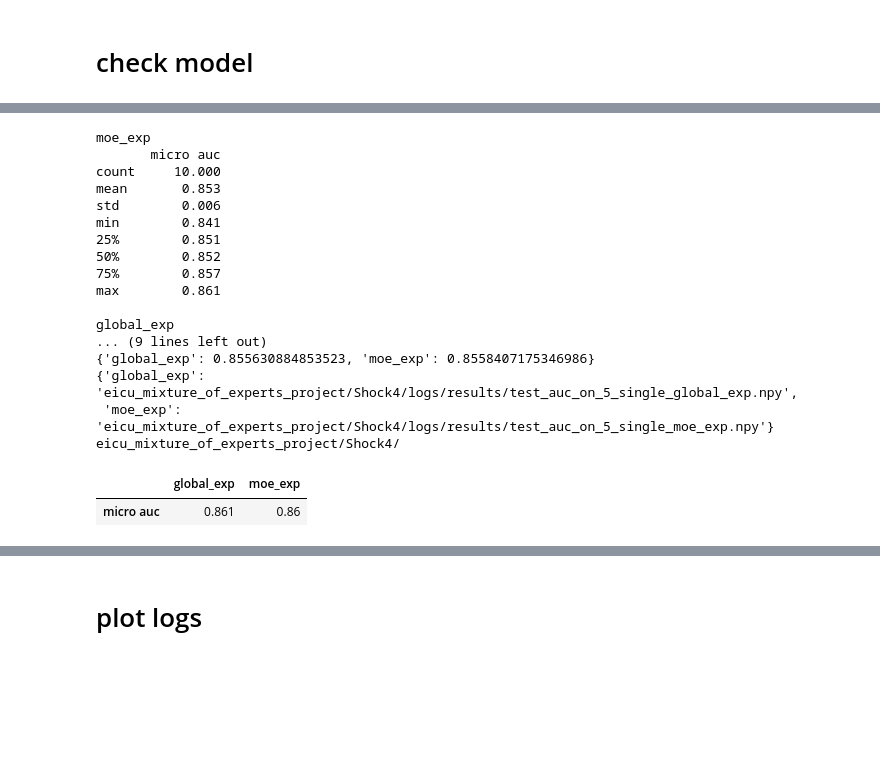
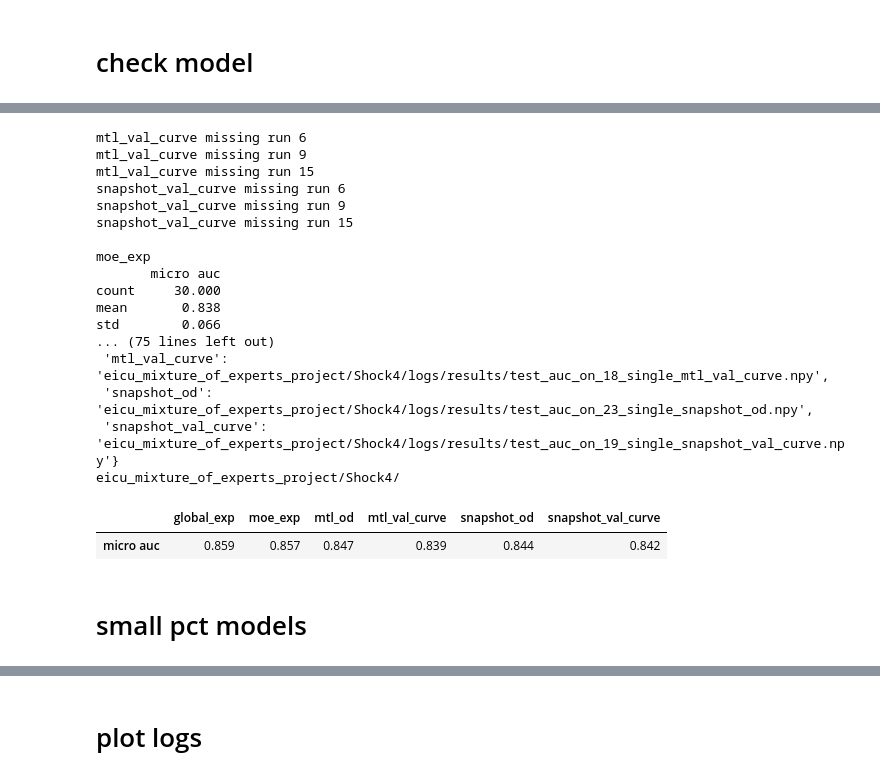
Before and after one commit to nathanwang000/mixture_of_experts_project, a Jupyter notebook: inspect_result.ipynb, the cells around one changed output, grey strips where cells are left out. Drawn from its saved outputs; the diff is of its cells as text; code cells hidden in the pictures; blank space fills up the shorter version.

```diff
--- a/inspect_result.ipynb
+++ b/inspect_result.ipynb
@@ -14,7 +14,7 @@ from collections import defaultdict
 # %% [markdown]
 # check model
 # %%
-def check_model(exp_names, task_dir, runnames, no_cohort_specific=True):
+def check_model(exp_names, task_dir, runnames, no_cohort_specific=True, verbose=True):
     '''
     check the result of models
     returns result, val_best_names, val_best
@@ -40,8 +40,9 @@ def check_model(exp_names, task_dir, runnames, no_cohort_specific=True):
         pds[exp_name] = df.transpose()
 
     for exp_name in exp_names:
-        print('\n' + exp_name)
-        print(pds[exp_name].describe().round(3))
+        if verbose:
+            print('\n' + exp_name)
+            print(pds[exp_name].describe().round(3))
 
     ### second part: choose from best validation
     pd_dict = {}
@@ -137,30 +145,36 @@ eicu_mixture_of_experts_project/ARF4/
 # %%
-exp_names = ['moe_exp', 'global_exp']
+exp_names = ['moe_exp', 'global_exp',
+             'mtl_od', #'mtl_oi',
+             'mtl_val_curve', 'snapshot_val_curve',
+             'snapshot_od', #'snapshot_oi'
+            ]
 task_dir = 'eicu_mixture_of_experts_project/Shock4/'
-runnames = list(range(10))
+runnames = list(range(30))
 result, val_best_name, val_best = check_model(exp_names, task_dir, runnames)
 
 pprint.pprint(val_best)
 pprint.pprint(val_best_name)
 print(task_dir)
 result.round(3)
 # %% [output]
+mtl_val_curve missing run 6
+mtl_val_curve missing run 9
+mtl_val_curve missing run 15
+snapshot_val_curve missing run 6
+snapshot_val_curve missing run 9
+snapshot_val_curve missing run 15
+
 moe_exp
        micro auc
-count     10.000
-mean       0.853
-std        0.006
-min        0.841
-25%        0.851
-50%        0.852
-75%        0.857
-max        0.861
-
-global_exp
-... (9 lines left out)
-{'global_exp': 0.855630884853523, 'moe_exp': 0.8558407175346986}
-{'global_exp': 'eicu_mixture_of_experts_project/Shock4/logs/results/test_auc_on_5_single_global_exp.npy',
- 'moe_exp': 'eicu_mixture_of_experts_project/Shock4/logs/results/test_auc_on_5_single_moe_exp.npy'}
+count     30.000
+mean       0.838
+std        0.066
+... (75 lines left out)
+ 'mtl_val_curve': 'eicu_mixture_of_experts_project/Shock4/logs/results/test_auc_on_18_single_mtl_val_curve.npy',
+ 'snapshot_od': 'eicu_mixture_of_experts_project/Shock4/logs/results/test_auc_on_23_single_snapshot_od.npy',
+ 'snapshot_val_curve': 'eicu_mixture_of_experts_project/Shock4/logs/results/test_auc_on_19_single_snapshot_val_curve.npy'}
 eicu_mixture_of_experts_project/Shock4/
-|  | global_exp | moe_exp |
-| micro auc | 0.861 | 0.86 |
+|  | global_exp | moe_exp | mtl_od | mtl_val_curve | snapshot_od | snapshot_val_curve |
+| micro auc | 0.859 | 0.857 | 0.847 | 0.839 | 0.844 | 0.842 |
+# %% [markdown]
+# small pct models
```
Also changed, not shown: parts of 10 cells of this notebook, 2 other files.
